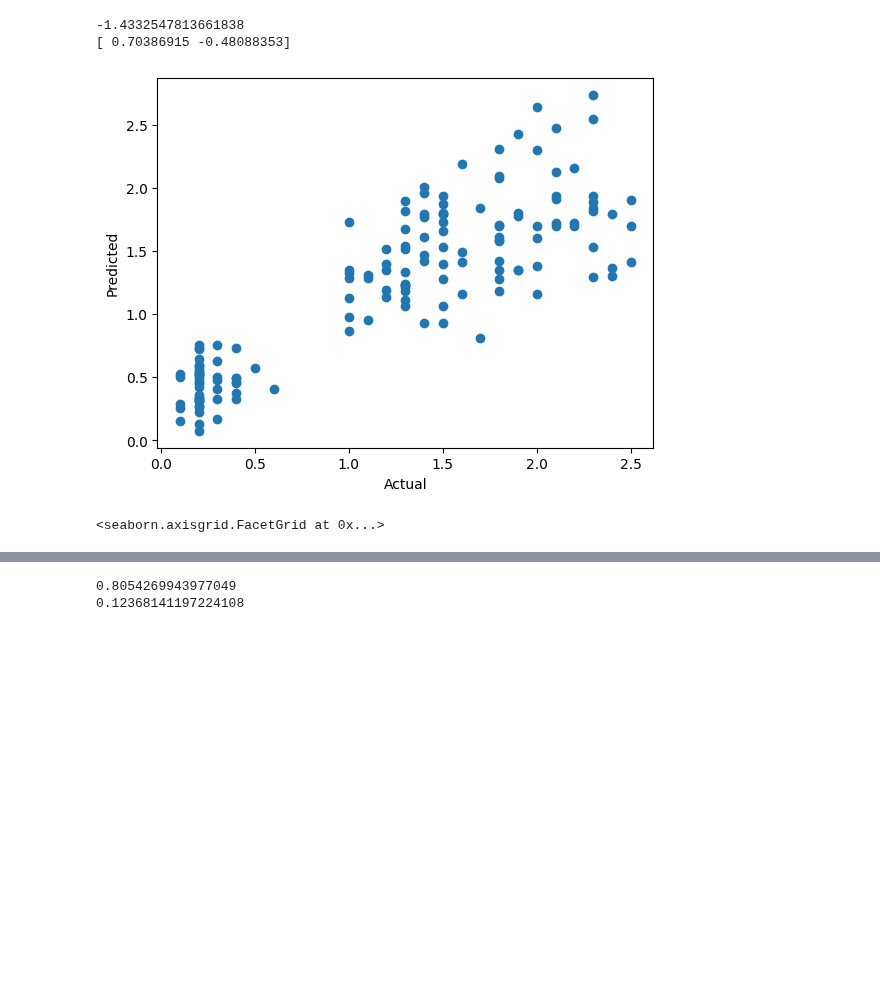
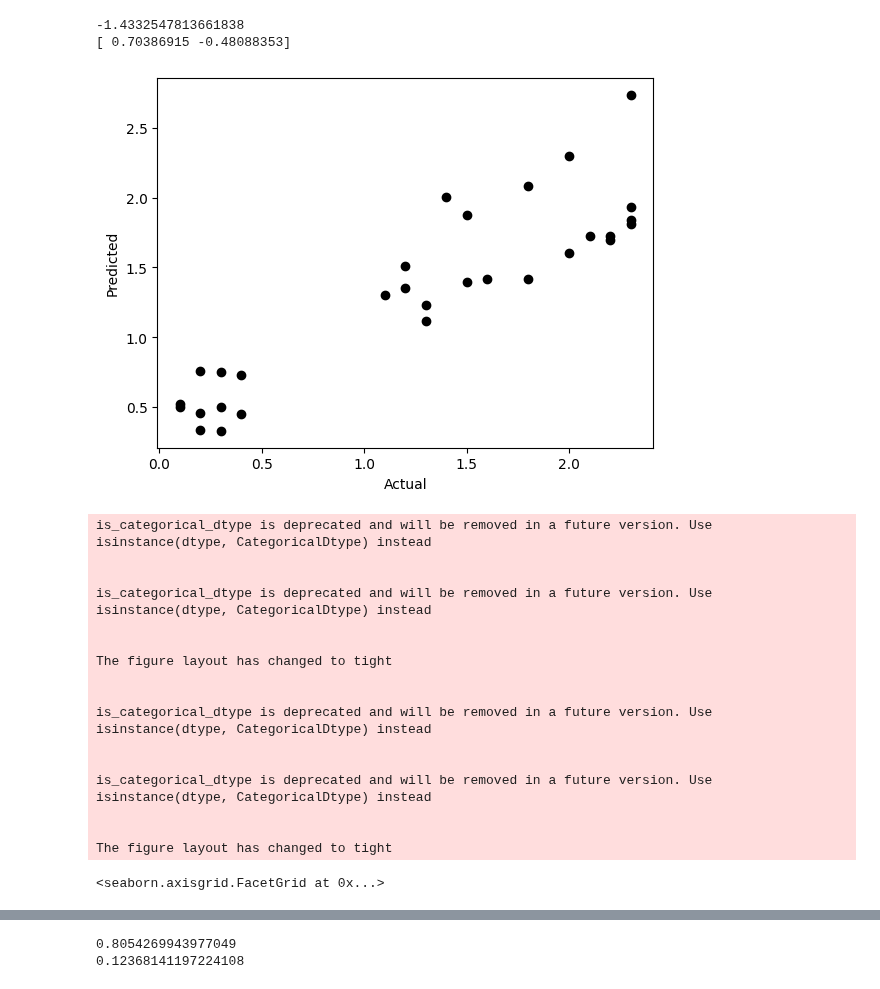
Before and after one commit to juneedpk/vscode-jupyter, a Jupyter notebook: iris_case_study.ipynb, the cells around one changed output, grey strips where cells are left out. Drawn from its saved outputs; the diff is of its cells as text; code cells hidden in the pictures; blank space fills up the shorter version.

```diff
--- a/iris_case_study.ipynb
+++ b/iris_case_study.ipynb
@@ -75,15 +77,31 @@ print(model.coef_)
 -1.4332547813661838
 [ 0.70386915 -0.48088353]
 # %%
-plt.scatter(y, model.predict(X))
+plt.scatter(y_test, y_pred, color='black')
 plt.xlabel('Actual')
 plt.ylabel('Predicted')
 plt.show()
 sns.lmplot(x='sepal_width', y='petal_width', data=iris,hue='species', palette='Set1')
 sns.lmplot(x='sepal_length', y='petal_width', data=iris,hue='species', palette='Set1')
 # %% [output]
-[figure, old version]
+[figure, new version]
-<seaborn.axisgrid.FacetGrid at 0x...>
+is_categorical_dtype is deprecated and will be removed in a future version. Use isinstance(dtype, CategoricalDtype) instead
+
+
+is_categorical_dtype is deprecated and will be removed in a future version. Use isinstance(dtype, CategoricalDtype) instead
+
+
+The figure layout has changed to tight
+
+
+is_categorical_dtype is deprecated and will be removed in a future version. Use isinstance(dtype, CategoricalDtype) instead
+
+
+is_categorical_dtype is deprecated and will be removed in a future version. Use isinstance(dtype, CategoricalDtype) instead
+
+
+The figure layout has changed to tight
+<seaborn.axisgrid.FacetGrid at 0x...>
 [figure]
 [figure]
 # %%
```
Also changed, not shown: parts of 1 cell of this notebook, 7 other files.
